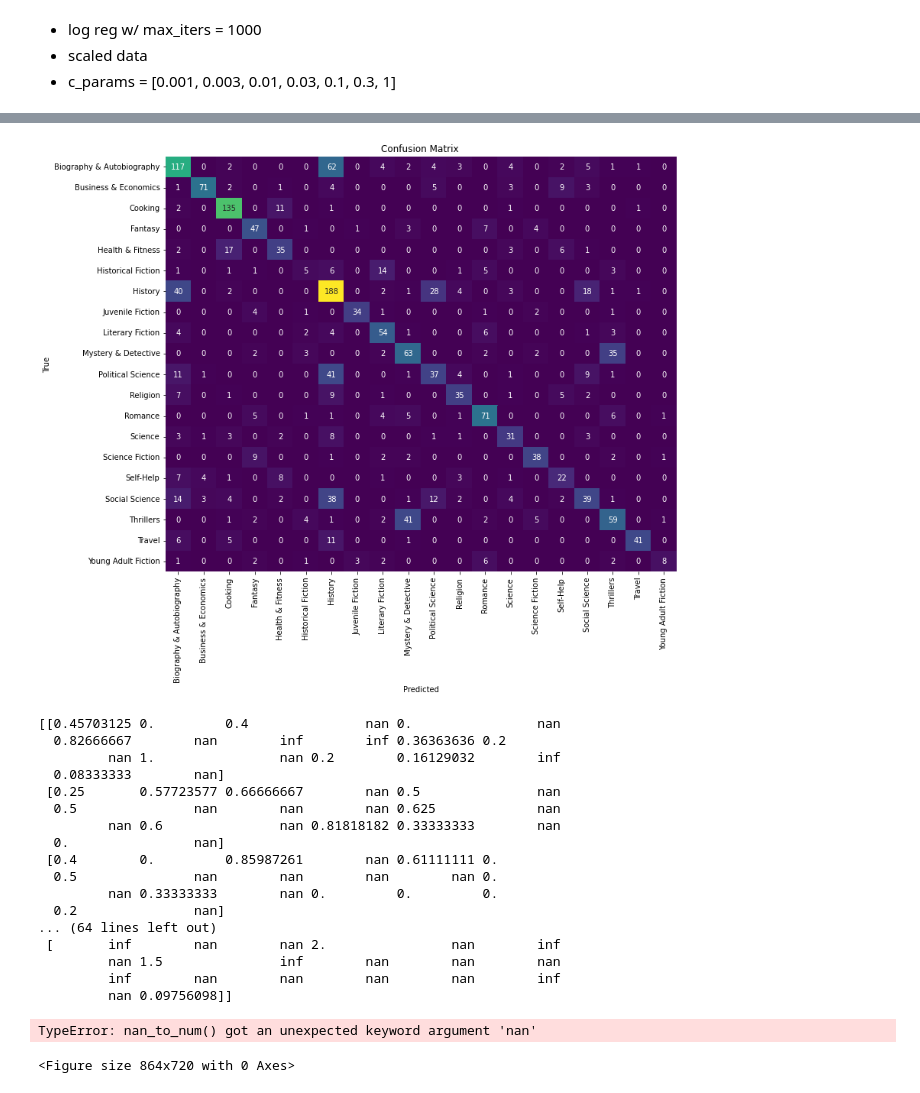
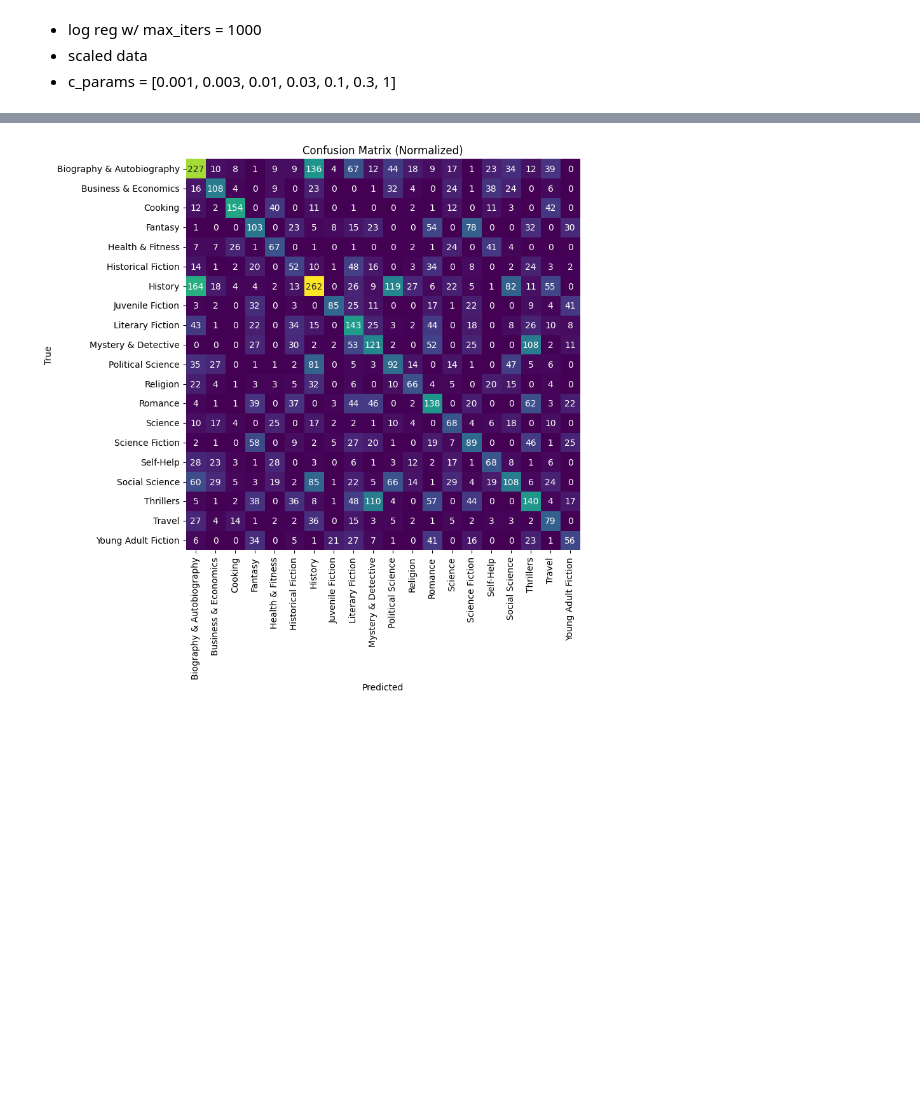
Before and after one commit to harrison-f-stropkay/76-final-project, a Jupyter notebook: paper.ipynb, the cells around one changed output, grey strips where cells are left out. Saved outputs shown, nothing was run; the diff lists cells and outputs as text; code cells hidden in the pictures; blank space fills up the shorter version.

```diff
--- a/paper.ipynb
+++ b/paper.ipynb
@@ -629,0 +848,16 @@ for column_name in ["summary", "text"]:
+# %%
+import numpy as np
+import pandas as pd
+import matplotlib.pyplot as plt
+import seaborn as sns
+from sklearn.metrics import classification_report
+
+Y_test = np.load(f"data/Y_test.npy")
+
+
+Y_pred_proba = np.load(f"probability_predictions/doc2vec.npy")
+Y_pred = (Y_pred_proba > 0.5).astype(int)
+
+target_names = mlb.classes_
+cr = classification_report(Y_test, Y_pred, target_names=target_names, zero_division=0)
+print(cr)
@@ -630,47 +882,21 @@ for column_name in ["summary", "text"]:
 # %%
 import matplotlib.pyplot as plt
 import seaborn as sns
 import pandas as pd
 import numpy as np
 
 Y_test = np.load("data/Y_test.npy")
-Y_pred = np.load("data/predictions_tfidf_summary.npy")
+Y_pred_proba = np.load("probability_predictions/doc2vec.npy")
+Y_pred_proba = Y_pred_proba > 0.5
 
+matrix = np.dot(Y_test.T, Y_pred)
+confusion_matrix_any = pd.DataFrame(matrix, index=mlb.classes_, columns=mlb.classes_)
 
-def confusion_matrix_any(Y_test, Y_pred, normalize=False):
-    matrix = np.dot(Y_test.T, Y_pred)
-    if normalize:
-        matrix = matrix / np.dot(Y_test.T, Y_test)
-        matrix = np.nan_to_num(matrix, nan=0.0, posinf=0.0, neginf=0.0)
-    return pd.DataFrame(matrix, index=mlb.classes_, columns=mlb.classes_)
-
-
-for normalize in [False, True]:
-    plt.figure(figsize=(12, 10))
-    confusion_matrix = confusion_matrix_any(Y_test, Y_pred, normalize=normalize)
-    sns.heatmap(confusion_matrix, annot=True, fmt="d", cmap="viridis", cbar=False)
-    plt.title(f"Confusion Matrix {'(Normalized)' if normalize else ''}")
-    plt.xlabel("Predicted")
-    plt.ylabel("True")
-    plt.show()
+plt.figure(figsize=(8, 8))
+sns.heatmap(confusion_matrix_any, annot=True, fmt="d", cmap="viridis", cbar=False)
+plt.title(f"Confusion Matrix {'(Normalized)' if normalize else ''}")
+plt.xlabel("Predicted")
+plt.ylabel("True")
+plt.show()
 # %% [output]
-[figure, old version]
+[figure, new version]
-[[0.45703125 0.         0.4               nan 0.                nan
-  0.82666667        nan        inf        inf 0.36363636 0.2
-         nan 1.                nan 0.2        0.16129032        inf
-  0.08333333        nan]
- [0.25       0.57723577 0.66666667        nan 0.5               nan
-  0.5               nan        nan        nan 0.625             nan
-         nan 0.6               nan 0.81818182 0.33333333        nan
-  0.                nan]
- [0.4        0.         0.85987261        nan 0.61111111 0.
-  0.5               nan        nan        nan        nan 0.
-         nan 0.33333333        nan 0.         0.         0.
-  0.2               nan]
-... (64 lines left out)
- [       inf        nan        nan 2.                nan        inf
-         nan 1.5               inf        nan        nan        nan
-         inf        nan        nan        nan        nan        inf
-         nan 0.09756098]]
-TypeError: nan_to_num() got an unexpected keyword argument 'nan'
-<Figure size 864x720 with 0 Axes>
```
Also changed, not shown: parts of 28 cells of this notebook.
